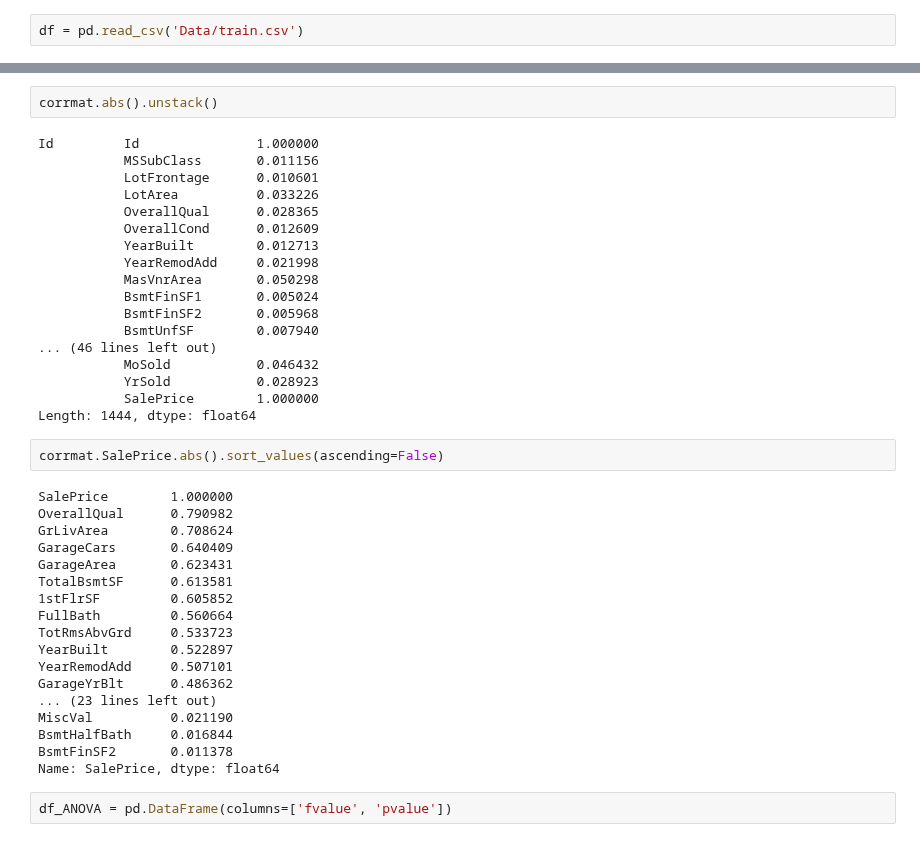
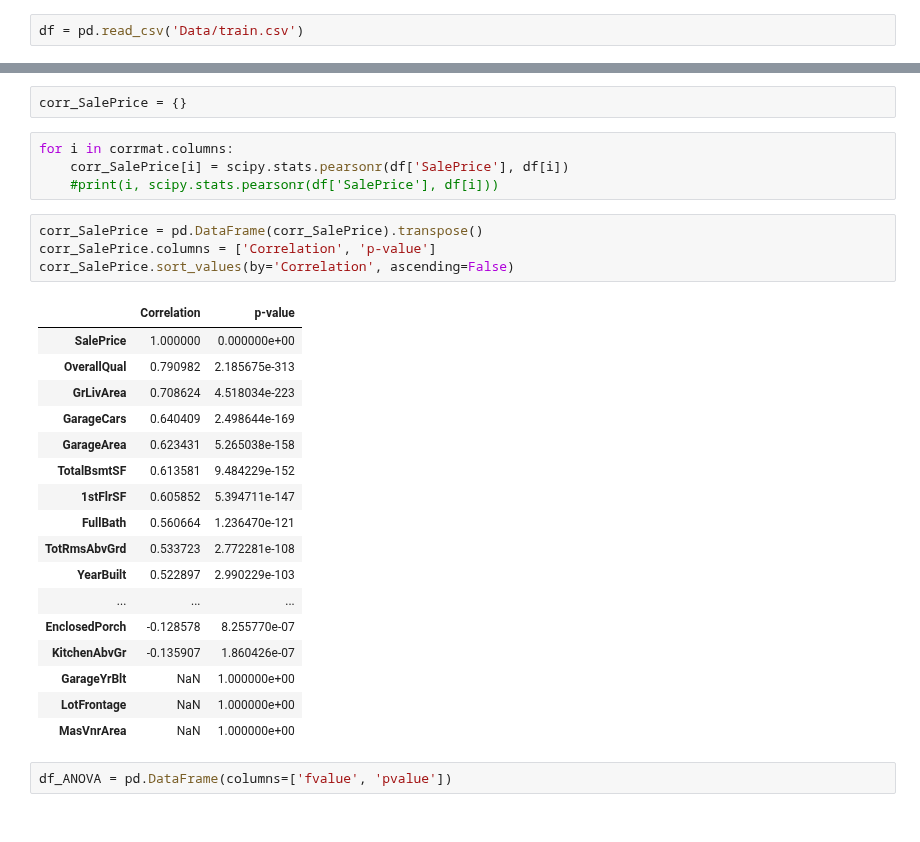
Before and after one commit to kellywong1314/Analytics-and-Machine-Learning, a Jupyter notebook: Capstone 2 - Advanced Regression to Predict Housing Prices/Statistical Inference - Advanced Regression.ipynb, the cells around one changed output, grey strips where cells are left out. Drawn from its saved outputs; the diff is of its cells as text.

Commit message:
removed unused VIF, computed p-values for pearson correlations

```diff
--- a/Capstone 2 - Advanced Regression to Predict Housing Prices/Statistical Inference - Advanced Regression.ipynb
+++ b/Capstone 2 - Advanced Regression to Predict Housing Prices/Statistical Inference - Advanced Regression.ipynb
@@ -25,43 +26,31 @@ plt.show()
-# %%
-corrmat.abs().unstack()
-# %% [output]
-Id         Id               1.000000
-           MSSubClass       0.011156
-           LotFrontage      0.010601
-           LotArea          0.033226
-           OverallQual      0.028365
-           OverallCond      0.012609
-           YearBuilt        0.012713
-           YearRemodAdd     0.021998
-           MasVnrArea       0.050298
-           BsmtFinSF1       0.005024
-           BsmtFinSF2       0.005968
-           BsmtUnfSF        0.007940
-... (46 lines left out)
-           MoSold           0.046432
-           YrSold           0.028923
-           SalePrice        1.000000
-Length: 1444, dtype: float64
-# %%
-corrmat.SalePrice.abs().sort_values(ascending=False)
-# %% [output]
-SalePrice        1.000000
-OverallQual      0.790982
-GrLivArea        0.708624
-GarageCars       0.640409
-GarageArea       0.623431
-TotalBsmtSF      0.613581
-1stFlrSF         0.605852
-FullBath         0.560664
-TotRmsAbvGrd     0.533723
-YearBuilt        0.522897
-YearRemodAdd     0.507101
-GarageYrBlt      0.486362
-... (23 lines left out)
-MiscVal          0.021190
-BsmtHalfBath     0.016844
-BsmtFinSF2       0.011378
-Name: SalePrice, dtype: float64
+# %%
+corr_SalePrice = {}
+# %%
+for i in corrmat.columns:
+    corr_SalePrice[i] = scipy.stats.pearsonr(df['SalePrice'], df[i])
+    #print(i, scipy.stats.pearsonr(df['SalePrice'], df[i]))
+# %%
+corr_SalePrice = pd.DataFrame(corr_SalePrice).transpose()
+corr_SalePrice.columns = ['Correlation', 'p-value']
+corr_SalePrice.sort_values(by='Correlation', ascending=False)
+# %% [output]
+|  | Correlation | p-value |
+| SalePrice | 1.000000 | 0.000000e+00 |
+| OverallQual | 0.790982 | 2.185675e-313 |
+| GrLivArea | 0.708624 | 4.518034e-223 |
+| GarageCars | 0.640409 | 2.498644e-169 |
+| GarageArea | 0.623431 | 5.265038e-158 |
+| TotalBsmtSF | 0.613581 | 9.484229e-152 |
+| 1stFlrSF | 0.605852 | 5.394711e-147 |
+| FullBath | 0.560664 | 1.236470e-121 |
+| TotRmsAbvGrd | 0.533723 | 2.772281e-108 |
+| YearBuilt | 0.522897 | 2.990229e-103 |
+| ... | ... | ... |
+| EnclosedPorch | -0.128578 | 8.255770e-07 |
+| KitchenAbvGr | -0.135907 | 1.860426e-07 |
+| GarageYrBlt | NaN | 1.000000e+00 |
+| LotFrontage | NaN | 1.000000e+00 |
+| MasVnrArea | NaN | 1.000000e+00 |
 # %%
 df_ANOVA = pd.DataFrame(columns=['fvalue', 'pvalue'])
 # %%
```
Also changed, not shown: parts of 6 cells of this notebook.
